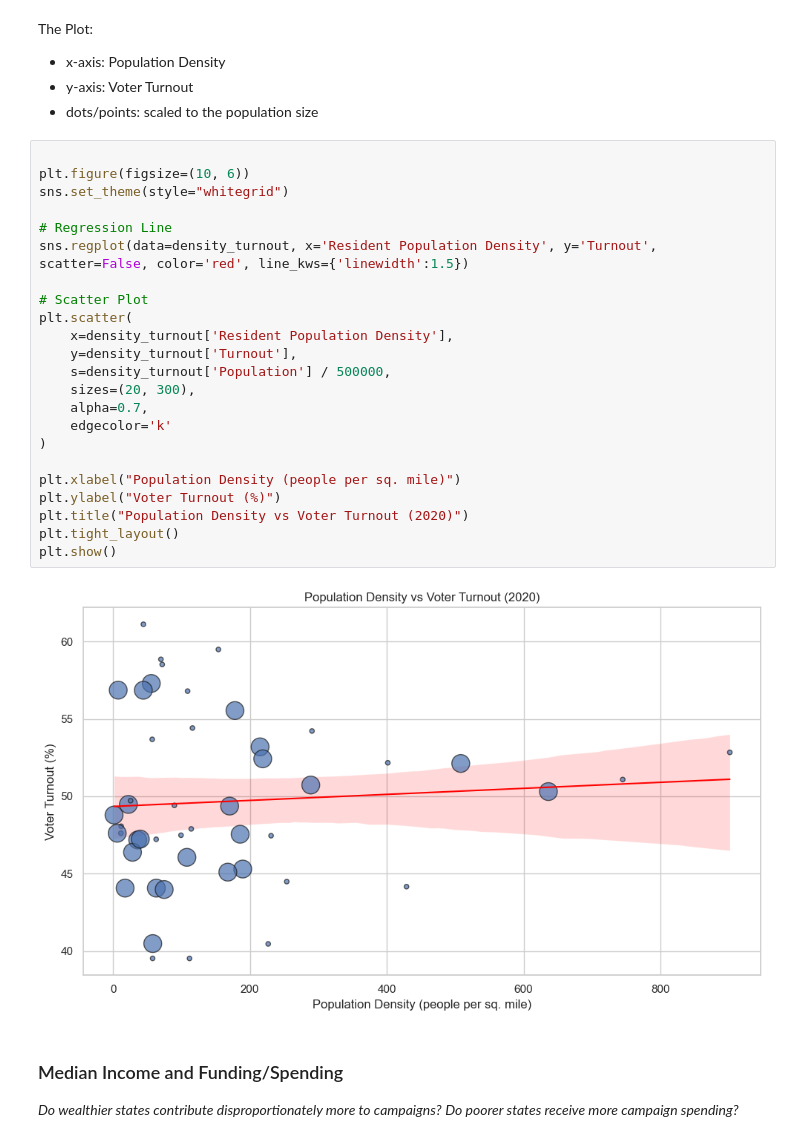
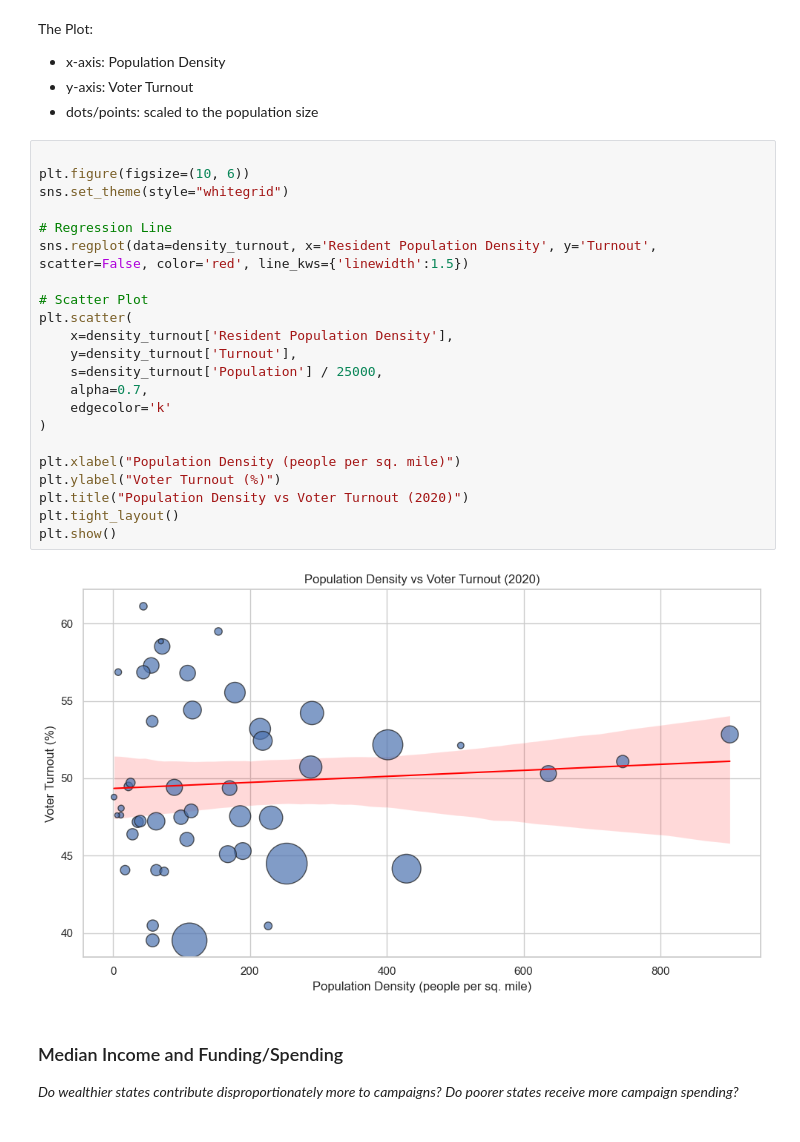
Before and after one commit to 9t8/cmsc320_project, a Jupyter notebook: c2.ipynb, the cells around one changed output. Saved outputs shown, nothing was run; the diff lists cells and outputs as text.

Commit message:
fixing up density and turnout

```diff
--- a/c2.ipynb
+++ b/c2.ipynb
@@ -158,28 +158,27 @@ The Plot:
 # %%
 
 plt.figure(figsize=(10, 6))
 sns.set_theme(style="whitegrid")
 
 # Regression Line
 sns.regplot(data=density_turnout, x='Resident Population Density', y='Turnout', scatter=False, color='red', line_kws={'linewidth':1.5})
 
 # Scatter Plot
 plt.scatter(
     x=density_turnout['Resident Population Density'],
     y=density_turnout['Turnout'],
-    s=density_turnout['Population'] / 500000,
-    sizes=(20, 300),
+    s=density_turnout['Population'] / 25000,
     alpha=0.7,
     edgecolor='k'
 )
 
 plt.xlabel("Population Density (people per sq. mile)")
 plt.ylabel("Voter Turnout (%)")
 plt.title("Population Density vs Voter Turnout (2020)")
 plt.tight_layout()
 plt.show()
 # %% [output]
-[figure, old version]
+[figure, new version]
 # %% [markdown]
 ### Median Income and Funding/Spending
 *Do wealthier states contribute disproportionately more to campaigns?*
```
